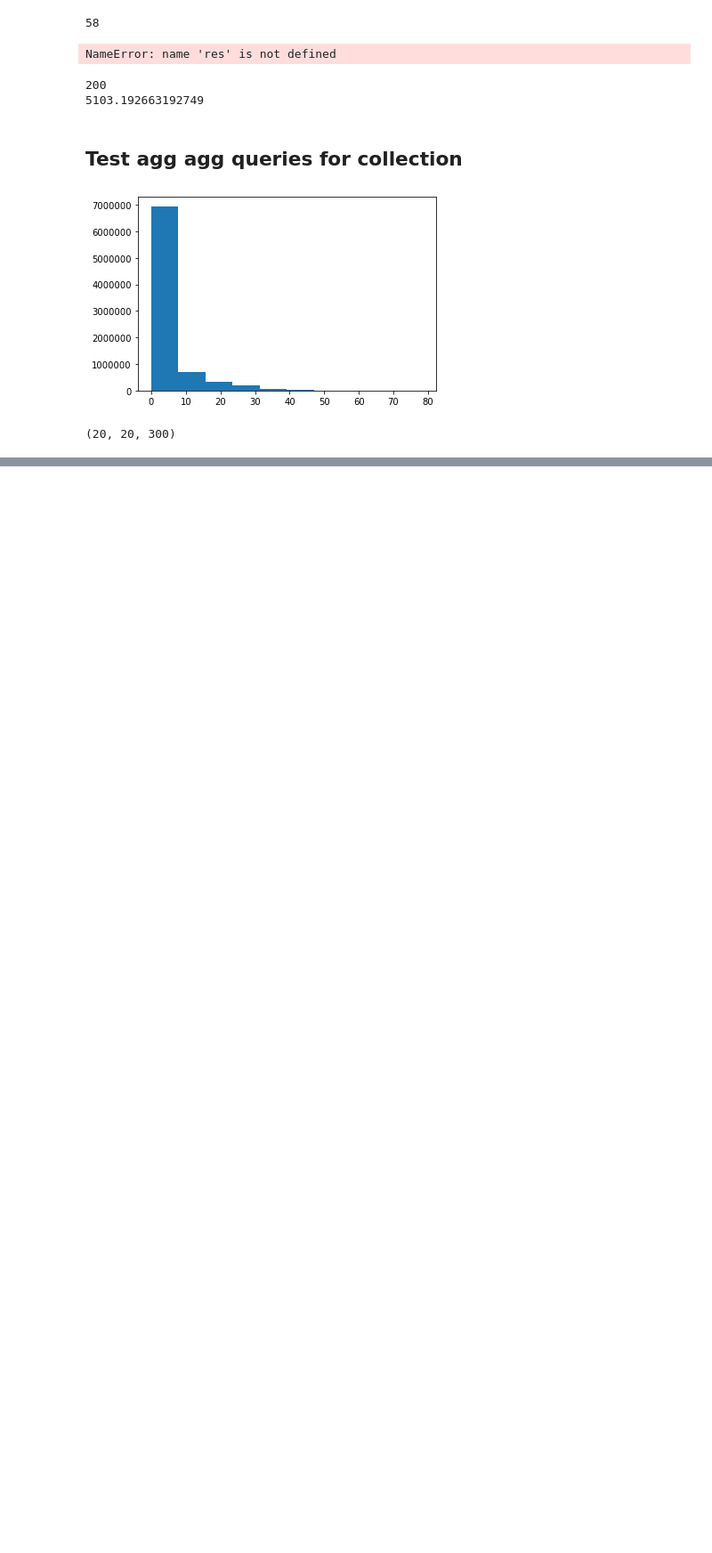
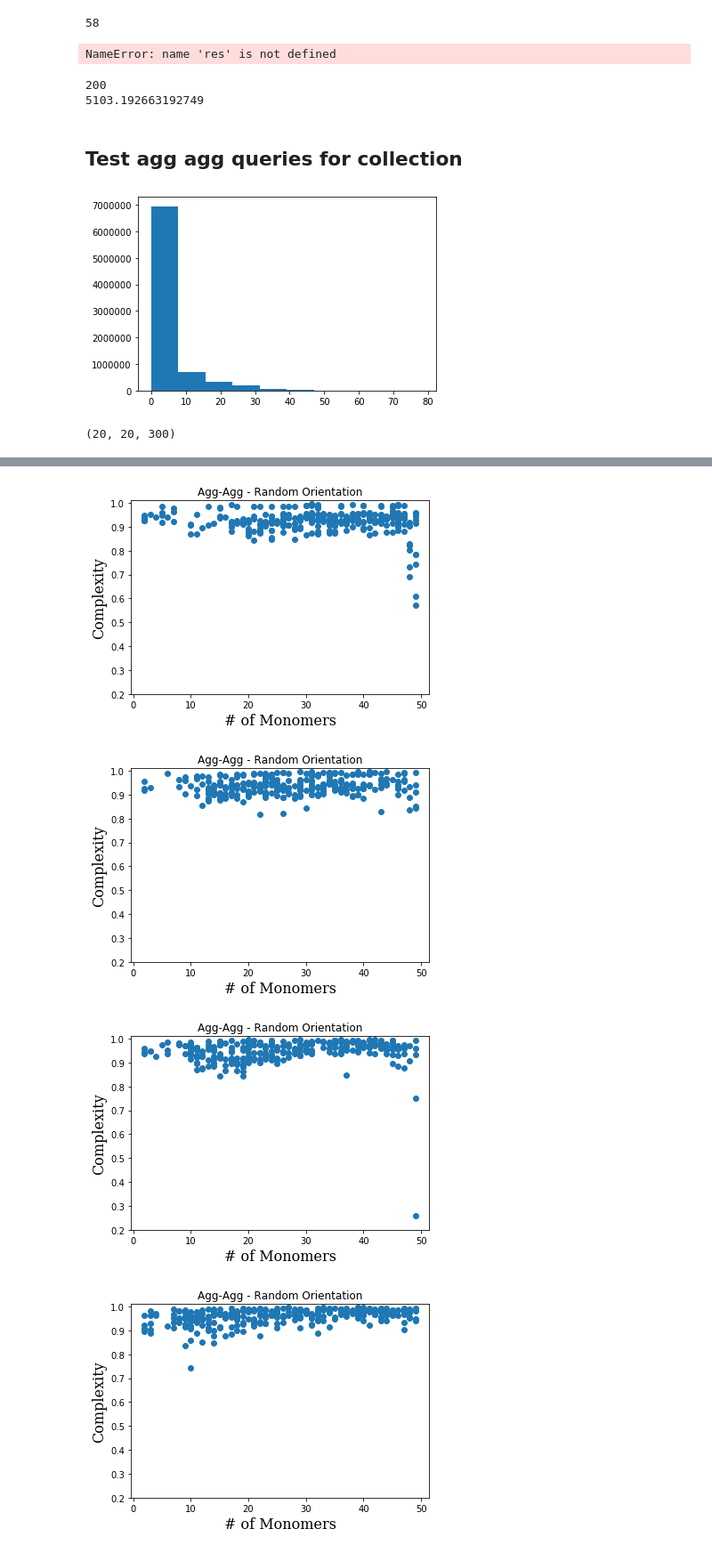
Before and after one commit to vprzybylo/IPAS, a Jupyter notebook: Manipulate_DF.ipynb, the cells around one changed output, grey strips where cells are left out. Shown at 89% size. Cells and saved outputs as stored; diff of their text form; code cells hidden in the pictures; blank space fills up the shorter version.

```diff
--- a/Manipulate_DF.ipynb
+++ b/Manipulate_DF.ipynb
@@ -252,3 +288,33 @@ IndexError: tuple index out of range
+# %%
+#FLAT Ncrystals
+file = open('instance_files/pulled_clusters_flat1', 'rb')
+b1 = pickle.load(file)
+
+nclusters = 301
+cluster1_ncrystals_flat = np.zeros((20,20,nclusters))
+
+counter=0
+for phi in range(20):
+    for r in range(20):
+        for n in range(301):
+            cluster1_ncrystals_flat[phi, r, :] = [n.ncrystals for n in b1[phi, r, :]]
+
+        counter+=1
+# %%
+#FLAT Ncrystals
+file = open('instance_files/pulled_clusters_rand', 'rb')
+b2 = pickle.load(file)
+
+nclusters = 301
+cluster1_ncrystals_rand = np.zeros((20,20,nclusters))
+
+counter=0
+for phi in range(20):
+    for r in range(20):
+        for n in range(301):
+            cluster1_ncrystals_rand[phi, r, :] = [n.ncrystals for n in b2[phi, r, :]]
+
+        counter+=1
 # %%
 def query_ncrystals(df_phi, r_bins):
     avg_ncrystals = []
@@ -303,3 +375,21 @@ i =  16
 i =  17
 i =  18
 i =  19
+# %%
+cm = plt.cm.get_cmap('viridis')
+for phi in range(20):
+    fig, ax = plt.subplots()
+
+    #for r in range(20):
+    plt.scatter(cluster1_ncrystals_flat[phi,19,:], cplxs_flat[phi,19,:])
+    plt.ylim(0.2, 1.01)
+    plt.xlabel('# of Monomers', fontsize=16, family='serif');
+    plt.ylabel('Complexity', fontsize=16, family='serif');
+    plt.title('Agg-Agg - Random Orientation')
+#cbar = plt.colorbar()
+cbar.ax.set_ylabel('Complexity', fontsize=16, family='serif');
+# %% [output]
+[figure, added]
+[figure, added]
+[figure, added]
+[figure, added]
```
Also changed, not shown: parts of 18 cells of this notebook, 6 other files.
